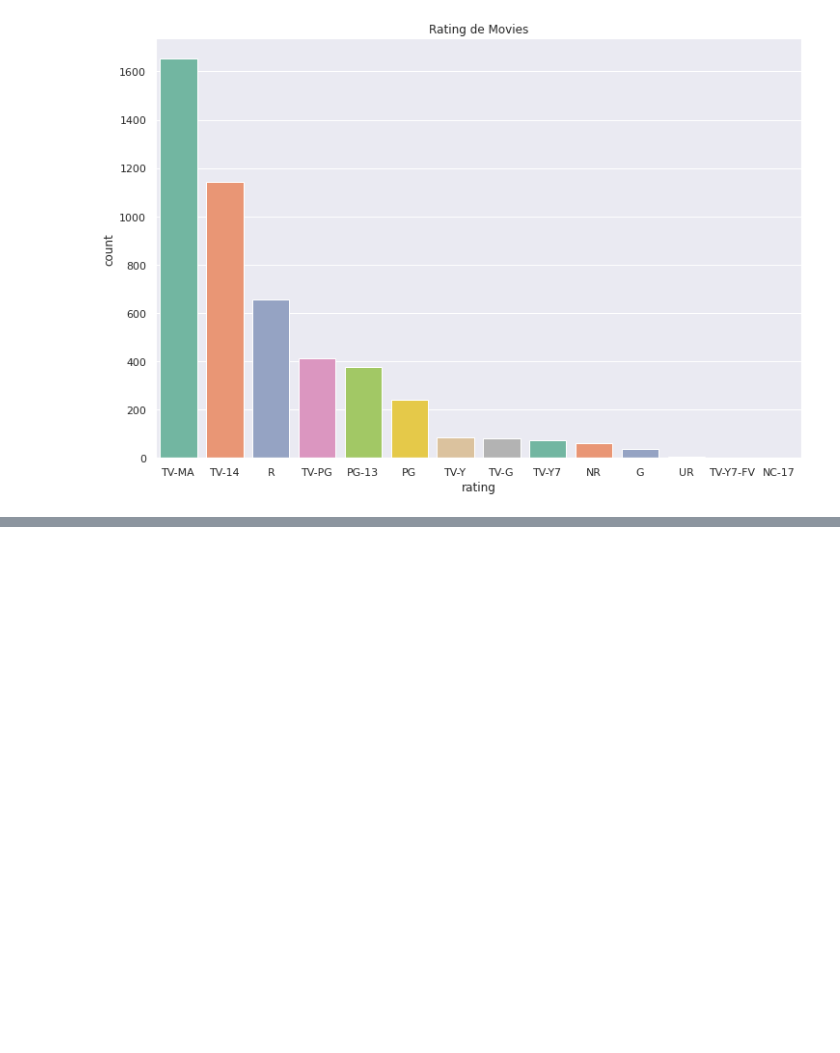
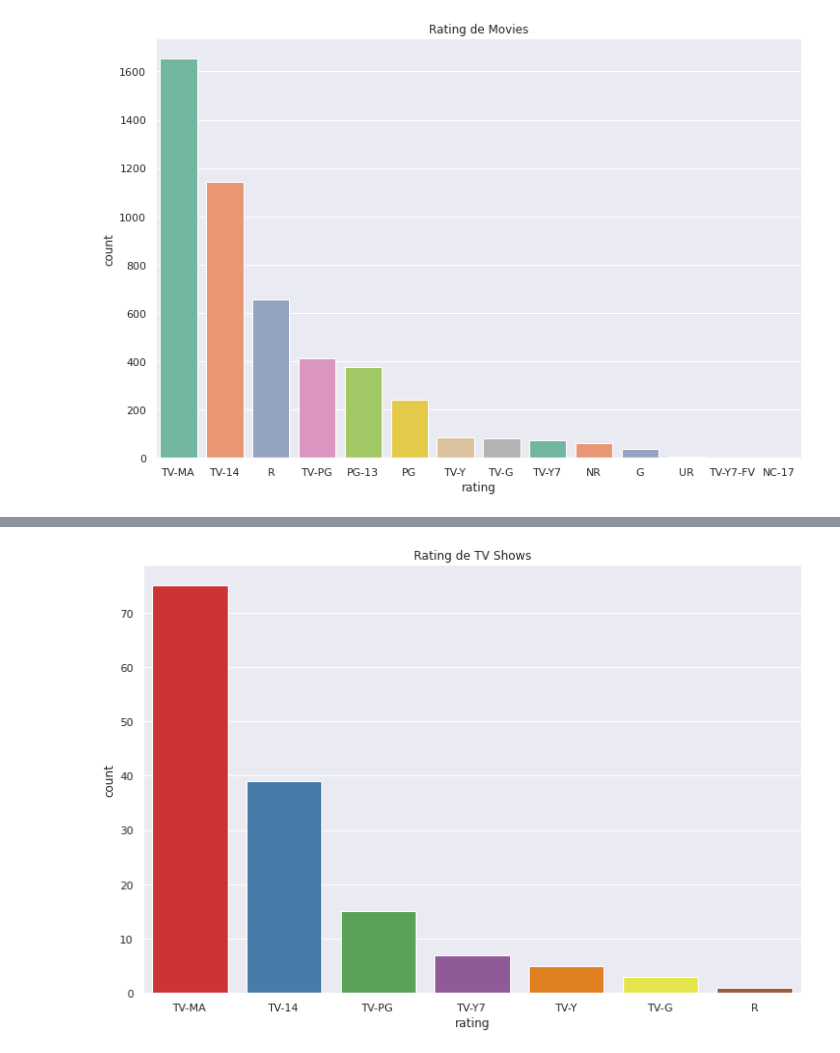
Before and after one commit to EddyGiusepe/Sistema_RECOMENDACION_Netflix, a Jupyter notebook: Netflix_RECOMMENDATION.ipynb, the cells around one changed output, grey strips where cells are left out. Saved outputs shown, nothing was run; the diff lists cells and outputs as text; code cells hidden in the pictures; blank space fills up the shorter version.

```diff
--- a/Netflix_RECOMMENDATION.ipynb
+++ b/Netflix_RECOMMENDATION.ipynb
@@ -442,0 +451,9 @@ plt.title("Rating de Movies");
+# %%
+# TV Shows Rating
+
+plt.figure(figsize=(12, 8))
+sns.set(style = "darkgrid")
+sns.countplot(x = "rating", data = tv_df, palette = "Set1", order = tv_df["rating"].value_counts().index[0:15])
+plt.title("Rating de TV Shows");
+# %% [output]
+[figure, added]
```
Also changed, not shown: parts of 6 cells of this notebook.
